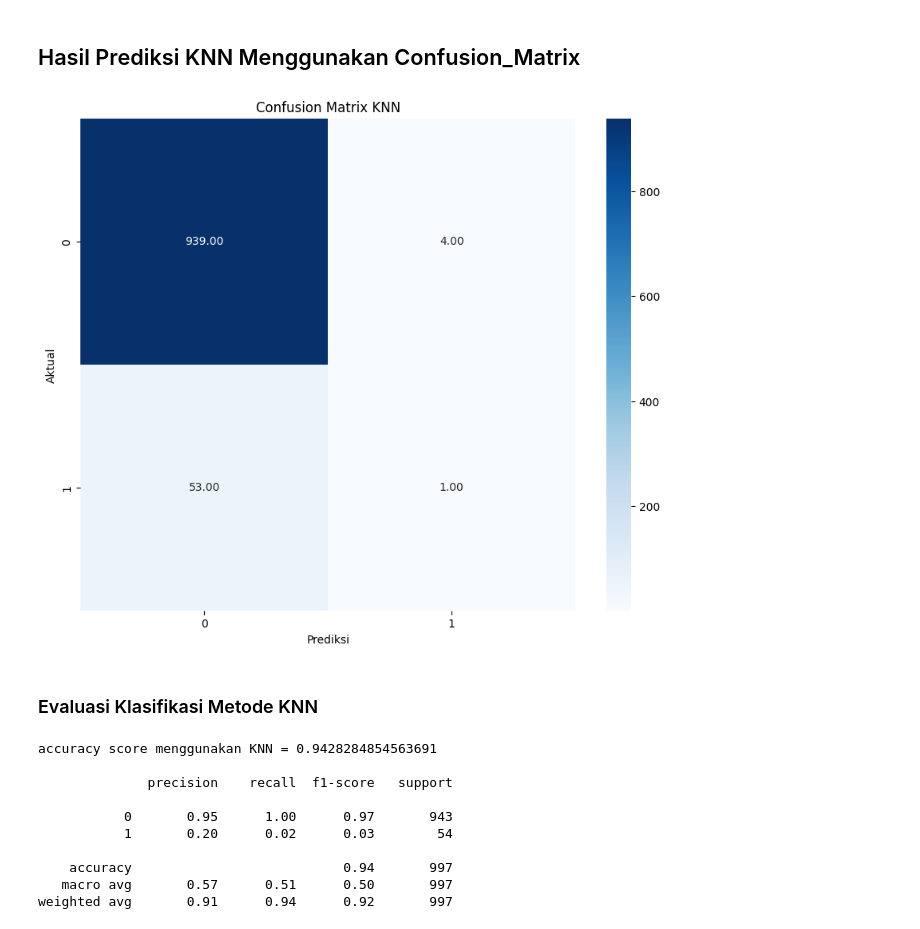
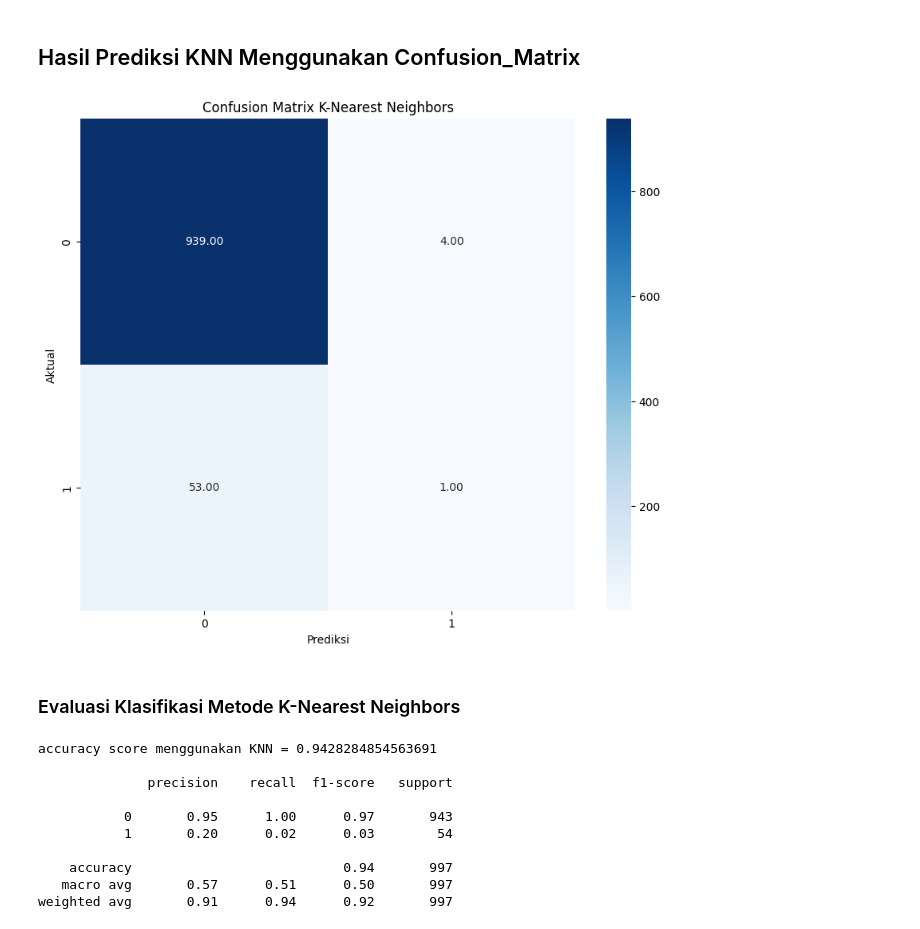
Before and after one commit to WilsonHutagalung/Praktikum_KB, a Jupyter notebook: Posttest_KB_5/2209106035_Wilson_Boyaron_Hutagalung_Posttest5.ipynb, the cells around one changed output. Saved outputs shown, nothing was run; the diff lists cells and outputs as text; code cells hidden in the pictures.

```diff
--- a/Posttest_KB_5/2209106035_Wilson_Boyaron_Hutagalung_Posttest5.ipynb
+++ b/Posttest_KB_5/2209106035_Wilson_Boyaron_Hutagalung_Posttest5.ipynb
@@ -250,17 +250,17 @@ y_pred = KNN.predict(X_test)
 # %%
 KNN_cm = confusion_matrix(y_test, y_pred)
 
 # Visualisasi Confusion Matrix dengan Heatmap
 plt.figure(figsize=(10,8))
 sns.heatmap(KNN_cm, annot=True, fmt='.2f', cmap='Blues')
 plt.xlabel('Prediksi')
 plt.ylabel('Aktual')
-plt.title('Confusion Matrix KNN')
+plt.title('Confusion Matrix K-Nearest Neighbors')
 plt.show()
 # %% [output]
-[figure, old version]
+[figure, new version]
 # %% [markdown]
-### Evaluasi Klasifikasi Metode KNN
+### Evaluasi Klasifikasi Metode K-Nearest Neighbors
 # %%
 print("accuracy score menggunakan KNN =",accuracy_score(y_test,y_pred,),'\n')
 print(classification_report(y_test, y_pred))
```
Also changed, not shown: parts of 3 cells of this notebook.
